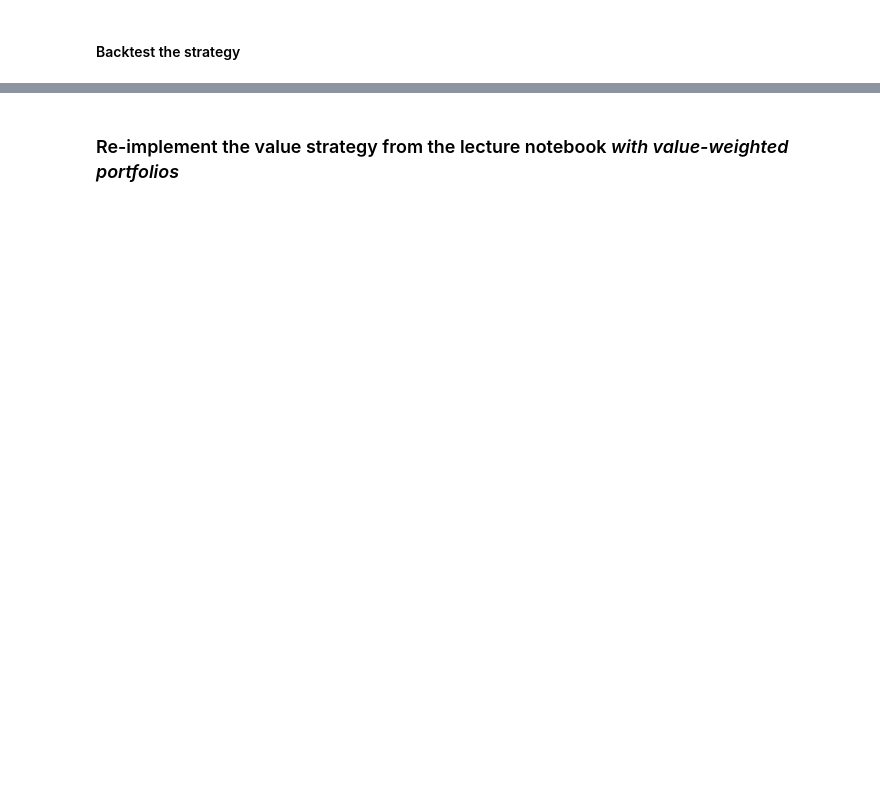
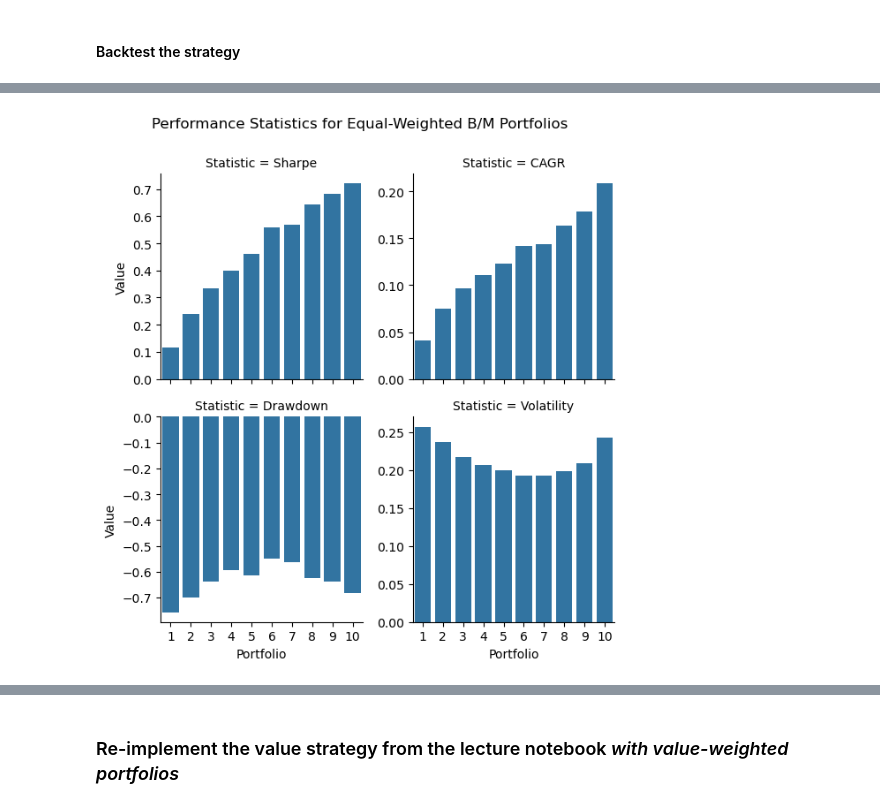
Before and after one commit to richard-herron/fina-6333-2025-spring, a Jupyter notebook: Notebooks/herron_03_practice_02.ipynb, the cells around one changed output, grey strips where cells are left out. Cells and saved outputs as stored; diff of their text form; code cells hidden in the pictures; blank space fills up the shorter version.

```diff
--- a/Notebooks/herron_03_practice_02.ipynb
+++ b/Notebooks/herron_03_practice_02.ipynb
@@ -230,0 +304,13 @@ Start here on Friday!
+# %%
+def CAGR(x, ann_fac=12):
+    return (1 + x).prod() ** (ann_fac / x.count()) - 1
+# %%
+def Sharpe(x, ann_fac=np.sqrt(12)):
+    return ann_fac * x.mean() / x.std()
+# %%
+def Volatility(x, ann_fac=np.sqrt(12)):
+    return ann_fac * x.std()
+# %%
+def Drawdown(x):
+    price = x.add(1).cumprod()
+    return (price / price.cummax()).min() - 1
@@ -230,0 +322,30 @@ Start here on Friday!
+# %%
+stats = (
+    portfolios_rf
+    .agg(Sharpe)
+    .to_frame('Sharpe')
+    .join(
+        portfolios
+        .agg([CAGR, Drawdown, Volatility])
+        .transpose()
+    )
+    .rename_axis(columns='Statistic')
+)
+
+df = stats.stack().to_frame('Value').reset_index()
+
+sns.catplot(
+    data=df,
+    x='Portfolio',
+    y='Value',
+    col='Statistic',
+    col_wrap=2,
+    height=3,
+    kind='bar',
+    sharey=False
+)
+
+plt.suptitle('Performance Statistics for Equal-Weighted B/M Portfolios', y=1.05)
+plt.show()
+# %% [output]
+[figure, added]
```
Also changed, not shown: parts of 42 cells of this notebook, 7 other files.
